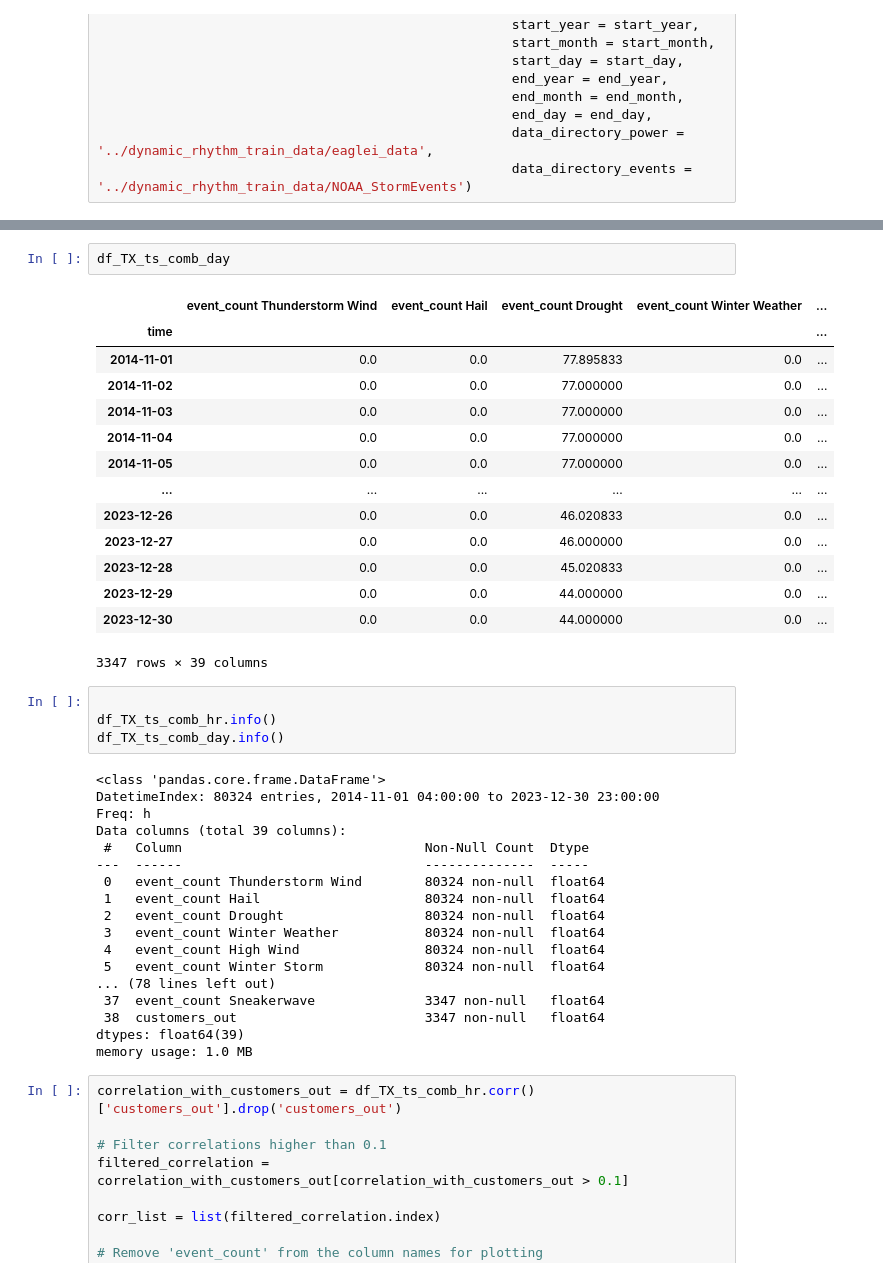
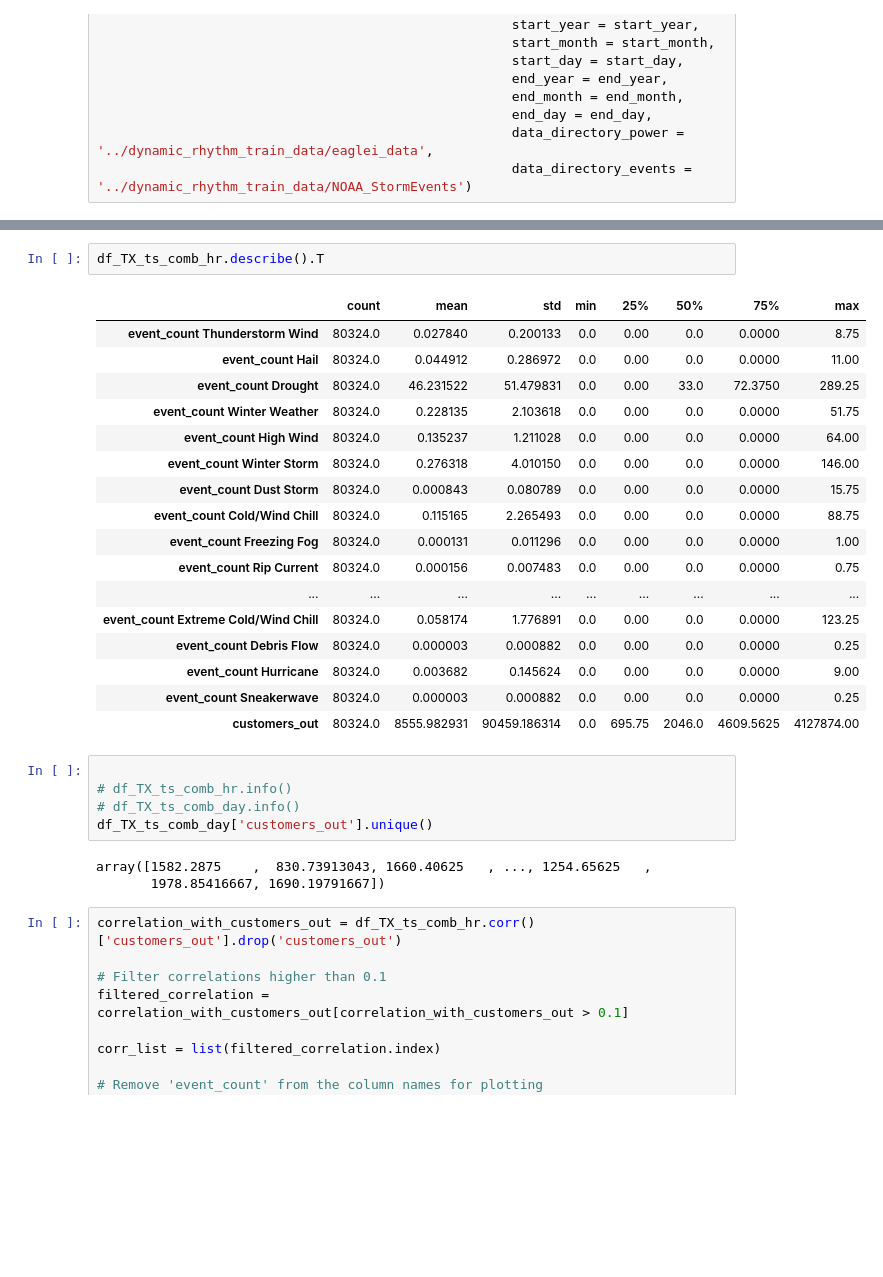
Before and after one commit to okpoEkpenyong/dynamic_rhythm_predictions, a Jupyter notebook: resources/dynamic_rhythms_starter_notebook.ipynb, the cells around one changed output, grey strips where cells are left out. Saved outputs shown, nothing was run; the diff lists cells and outputs as text; blank space fills up the shorter version.

Commit message:
Initial merged dataframe

```diff
--- a/resources/dynamic_rhythms_starter_notebook.ipynb
+++ b/resources/dynamic_rhythms_starter_notebook.ipynb
@@ -281,42 +302,31 @@ df_TX_ts_comb_hr, df_TX_ts_comb_day = combine_agg_ts(state = state,
 # %%
-df_TX_ts_comb_day
+df_TX_ts_comb_hr.describe().T
 # %% [output]
-|  | event_count Thunderstorm Wind | event_count Hail | event_count Drought | event_count Winter Weather | ... |
-| time |  |  |  |  | ... |
-| 2014-11-01 | 0.0 | 0.0 | 77.895833 | 0.0 | ... |
-| 2014-11-02 | 0.0 | 0.0 | 77.000000 | 0.0 | ... |
-| 2014-11-03 | 0.0 | 0.0 | 77.000000 | 0.0 | ... |
-| 2014-11-04 | 0.0 | 0.0 | 77.000000 | 0.0 | ... |
-| 2014-11-05 | 0.0 | 0.0 | 77.000000 | 0.0 | ... |
-| ... | ... | ... | ... | ... | ... |
-| 2023-12-26 | 0.0 | 0.0 | 46.020833 | 0.0 | ... |
-| 2023-12-27 | 0.0 | 0.0 | 46.000000 | 0.0 | ... |
-| 2023-12-28 | 0.0 | 0.0 | 45.020833 | 0.0 | ... |
-| 2023-12-29 | 0.0 | 0.0 | 44.000000 | 0.0 | ... |
-| 2023-12-30 | 0.0 | 0.0 | 44.000000 | 0.0 | ... |
+|  | count | mean | std | min | 25% | 50% | 75% | max |
+| event_count Thunderstorm Wind | 80324.0 | 0.027840 | 0.200133 | 0.0 | 0.00 | 0.0 | 0.0000 | 8.75 |
+| event_count Hail | 80324.0 | 0.044912 | 0.286972 | 0.0 | 0.00 | 0.0 | 0.0000 | 11.00 |
+| event_count Drought | 80324.0 | 46.231522 | 51.479831 | 0.0 | 0.00 | 33.0 | 72.3750 | 289.25 |
+| event_count Winter Weather | 80324.0 | 0.228135 | 2.103618 | 0.0 | 0.00 | 0.0 | 0.0000 | 51.75 |
+| event_count High Wind | 80324.0 | 0.135237 | 1.211028 | 0.0 | 0.00 | 0.0 | 0.0000 | 64.00 |
+| event_count Winter Storm | 80324.0 | 0.276318 | 4.010150 | 0.0 | 0.00 | 0.0 | 0.0000 | 146.00 |
+| event_count Dust Storm | 80324.0 | 0.000843 | 0.080789 | 0.0 | 0.00 | 0.0 | 0.0000 | 15.75 |
+| event_count Cold/Wind Chill | 80324.0 | 0.115165 | 2.265493 | 0.0 | 0.00 | 0.0 | 0.0000 | 88.75 |
+| event_count Freezing Fog | 80324.0 | 0.000131 | 0.011296 | 0.0 | 0.00 | 0.0 | 0.0000 | 1.00 |
+| event_count Rip Current | 80324.0 | 0.000156 | 0.007483 | 0.0 | 0.00 | 0.0 | 0.0000 | 0.75 |
+| ... | ... | ... | ... | ... | ... | ... | ... | ... |
+| event_count Extreme Cold/Wind Chill | 80324.0 | 0.058174 | 1.776891 | 0.0 | 0.00 | 0.0 | 0.0000 | 123.25 |
+| event_count Debris Flow | 80324.0 | 0.000003 | 0.000882 | 0.0 | 0.00 | 0.0 | 0.0000 | 0.25 |
+| event_count Hurricane | 80324.0 | 0.003682 | 0.145624 | 0.0 | 0.00 | 0.0 | 0.0000 | 9.00 |
+| event_count Sneakerwave | 80324.0 | 0.000003 | 0.000882 | 0.0 | 0.00 | 0.0 | 0.0000 | 0.25 |
+| customers_out | 80324.0 | 8555.982931 | 90459.186314 | 0.0 | 695.75 | 2046.0 | 4609.5625 | 4127874.00 |
-3347 rows × 39 columns
 # %%
 
-df_TX_ts_comb_hr.info()
-df_TX_ts_comb_day.info()
+# df_TX_ts_comb_hr.info()
+# df_TX_ts_comb_day.info()
+df_TX_ts_comb_day['customers_out'].unique()
 # %% [output]
-<class 'pandas.core.frame.DataFrame'>
-DatetimeIndex: 80324 entries, 2014-11-01 04:00:00 to 2023-12-30 23:00:00
-Freq: h
-Data columns (total 39 columns):
- #   Column                               Non-Null Count  Dtype
----  ------                               --------------  -----
- 0   event_count Thunderstorm Wind        80324 non-null  float64
- 1   event_count Hail                     80324 non-null  float64
- 2   event_count Drought                  80324 non-null  float64
- 3   event_count Winter Weather           80324 non-null  float64
- 4   event_count High Wind                80324 non-null  float64
- 5   event_count Winter Storm             80324 non-null  float64
-... (78 lines left out)
- 37  event_count Sneakerwave              3347 non-null   float64
- 38  customers_out                        3347 non-null   float64
-dtypes: float64(39)
-memory usage: 1.0 MB
+array([1582.2875    ,  830.73913043, 1660.40625   , ..., 1254.65625   ,
+       1978.85416667, 1690.19791667])
 # %%
 correlation_with_customers_out = df_TX_ts_comb_hr.corr()['customers_out'].drop('customers_out')
 
```
Also changed, not shown: parts of 1 cell of this notebook, 2 other files.
